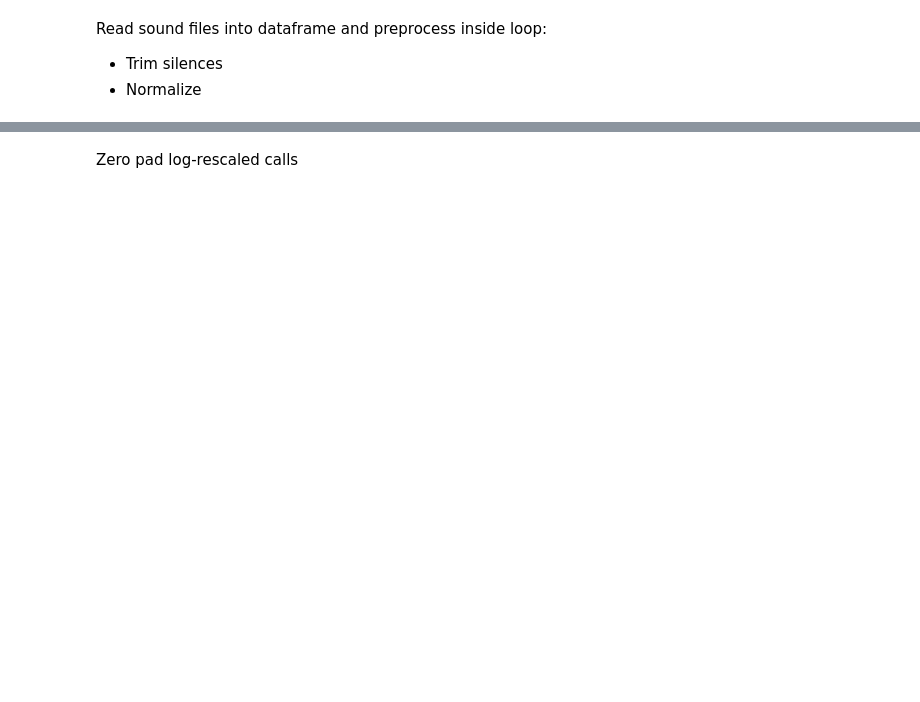
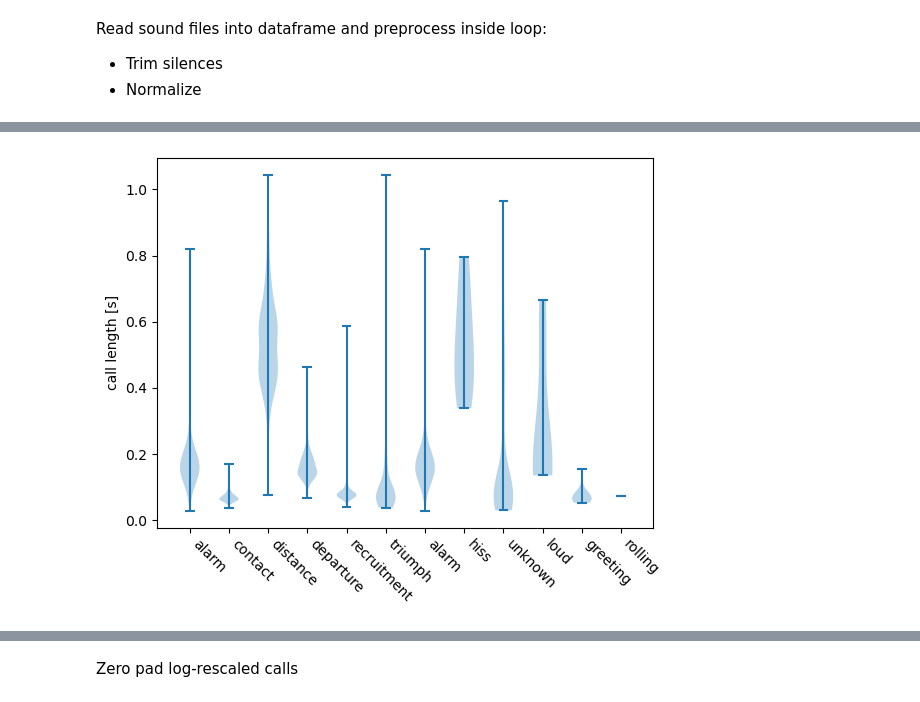
Before and after one commit to lgies23/GooseVocalizations---Thesis-code, a Jupyter notebook: gooseCallClustering.ipynb, the cells around one changed output, grey strips where cells are left out. Drawn from its saved outputs; the diff is of its cells as text; code cells hidden in the pictures; blank space fills up the shorter version.

```diff
--- a/gooseCallClustering.ipynb
+++ b/gooseCallClustering.ipynb
@@ -62,0 +109,16 @@ Read sound files into dataframe and preprocess inside loop:
+# %%
+#calls_df["length_seconds"] = calls_df.apply(lambda row: len(row["waveform"]) / row["sr"], axis=1)
+labels = ['alarm', 'contact', 'distance', 'departure', 'recruitment', 'triumph', 'alarm', 'hiss', 'unknown', 'loud', 'greeting', 'rolling']
+lengths = []
+for label in labels:
+    lengths.append([len(row["waveform"])/row["sr"] for index, row in calls_df.iterrows() if row["call_type"] == label])
+
+fig, ax = plt.subplots()
+ax.set_ylabel("call length [s]")
+plot = ax.violinplot(lengths)
+ax.set_xticks(np.arange(1, len(labels) + 1), labels=labels)
+plt.xticks(rotation=-45, ha='left')
+
+plt.show()
+# %% [output]
+[figure, added]
```
Also changed, not shown: parts of 22 cells of this notebook, 1 other file.
